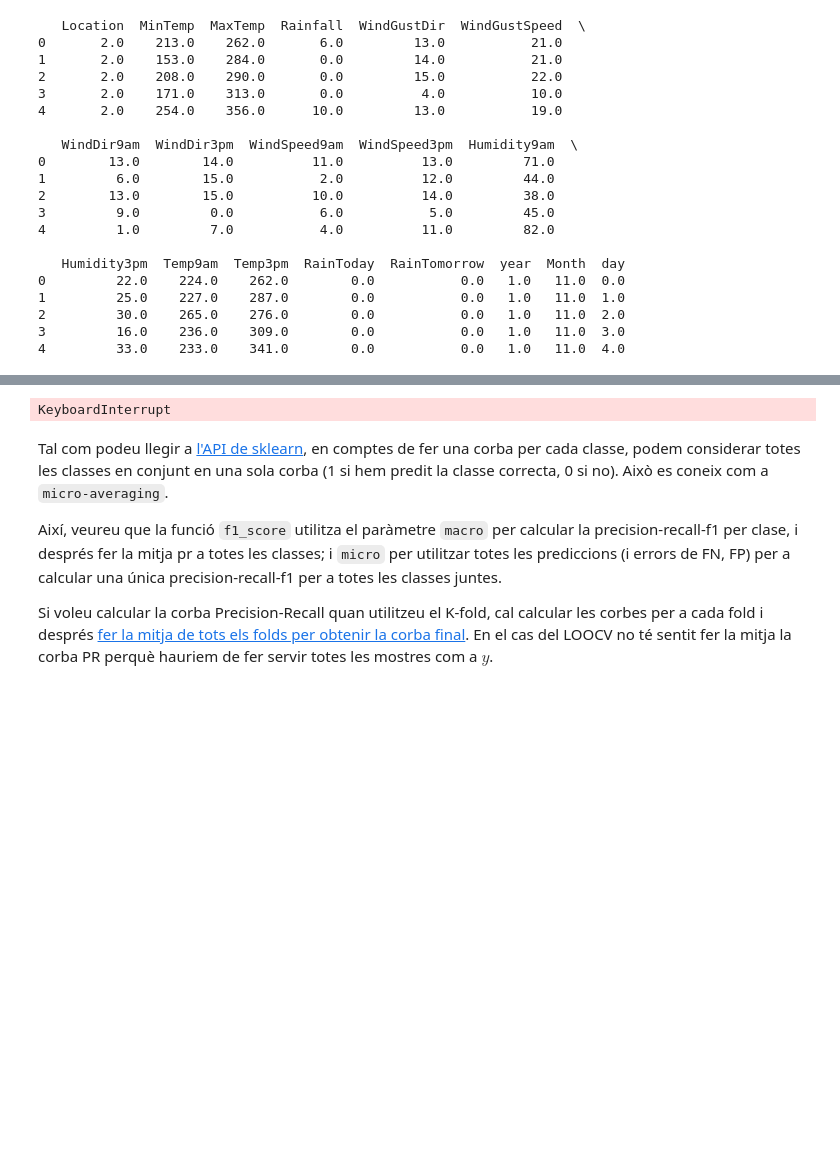
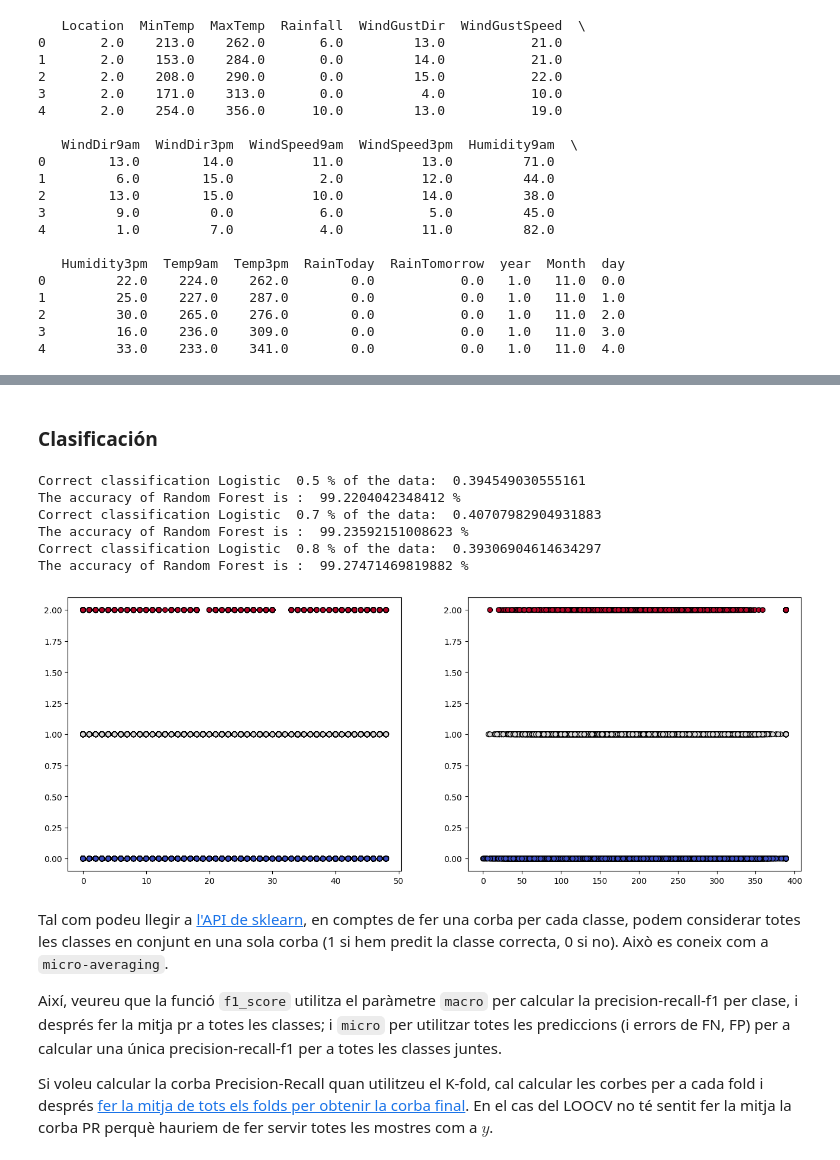
Before and after one commit to susana99ssr/Pr-ctica-2-Aprenentatge-Computacional, a Jupyter notebook: Practica2-Classificacio2022GEI.ipynb, the cells around one changed output, grey strips where cells are left out. Cells and saved outputs as stored; diff of their text form; code cells hidden in the pictures; blank space fills up the shorter version.

Commit message:
Random forest

```diff
--- a/Practica2-Classificacio2022GEI.ipynb
+++ b/Practica2-Classificacio2022GEI.ipynb
@@ -252,43 +285,38 @@ print(dataset.head())
+# %% [markdown]
+### Clasificación
 # %%
-y = dataset['RainTomorrow']
-X = dataset.drop(['RainTomorrow'], axis = 1)
-
+y = dataset['RainTomorrow'].values
+X = dataset.drop(['RainTomorrow'], axis = 1).values
 
 # Take the first two features. We could avoid this by using a two-dim dataset
-n_classes = 3
+n_classes = 2
 
-#fig, sub = plt.subplots(1, 2, figsize=(16,6))
-#sub[0].scatter(X[:,0], y, c=y, cmap=plt.cm.coolwarm, edgecolors='k')
-#sub[1].scatter(X[:,1], y, c=y, cmap=plt.cm.coolwarm, edgecolors='k')
-
+fig, sub = plt.subplots(1, 2, figsize=(16,6))
+sub[0].scatter(X[:,0], y, c=y, cmap=plt.cm.coolwarm, edgecolors='k')
+sub[1].scatter(X[:,1], y, c=y, cmap=plt.cm.coolwarm, edgecolors='k')
 
 particions = [0.5, 0.7, 0.8]
 
 for part in particions:
     x_t, x_v, y_t, y_v = train_test_split(X, y, train_size=part)
 
     #Creem el regresor logístic
-    logireg = LogisticRegression(C=2.0, fit_intercept=True, penalty='l2', tol=0.001)
+    model = RandomForestRegressor(n_estimators = 100, random_state = 0)
 
     # l'entrenem
-    logireg.fit(x_t, y_t)
+    model.fit(x_t, y_t)
+    print ("Correct classification Logistic ", part, "% of the data: ", model.score(x_v, y_v))
 
-    print ("Correct classification Logistic ", part, "% of the data: ", logireg.score(x_v, y_v))
-
-    #Creem el regresor logístic
-    svc = svm.SVC(C=10.0, kernel='rbf', gamma=0.9, probability=True)
-
-    #EL DATASET ES MUY GRANDE, HAY QUE MIRAR SI BORRAR DATOS O QUE HACER
-    #random forest
-    #boosting
-
-    # l'entrenem
-    svc.fit(x_t, y_t)
-    print("aqui")
-    probs = svc.predict_proba(x_v)
-    print ("Correct classification SVM      ", part, "% of the data: ", svc.score(x_v, y_v))
+    predicted = model.predict(x_t)
+    print("The accuracy of Random Forest is : ", accuracy_score(y_t, predicted.round())*100, "%")
 # %% [output]
-KeyboardInterrupt
+Correct classification Logistic  0.5 % of the data:  0.394549030555161
+The accuracy of Random Forest is :  99.2204042348412 %
+Correct classification Logistic  0.7 % of the data:  0.40707982904931883
+The accuracy of Random Forest is :  99.23592151008623 %
+Correct classification Logistic  0.8 % of the data:  0.39306904614634297
+The accuracy of Random Forest is :  99.27471469819882 %
+[figure, added]
 # %% [markdown]
 Tal com podeu llegir a [l'API de sklearn](http://scikit-learn.org/stable/auto_examples/model_selection/plot_precision_recall.html), en comptes de fer una corba per cada classe, podem considerar totes les classes en conjunt en una sola corba (1 si hem predit la classe correcta, 0 si no). Això es coneix com a `micro-averaging`.
 
```
Also changed, not shown: parts of 10 cells of this notebook.
